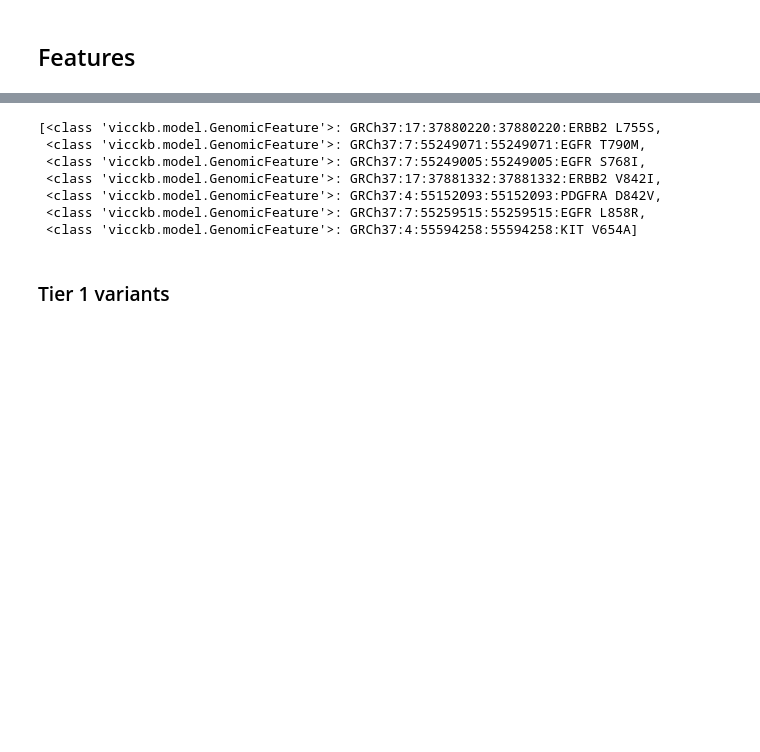
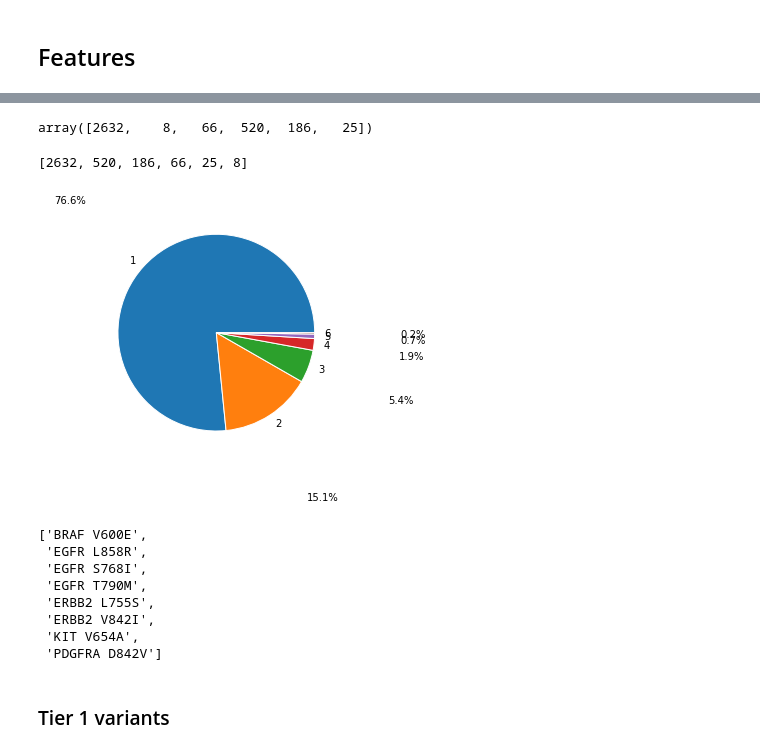
Before and after one commit to ahwagner/vicckb, a Jupyter notebook: figures.ipynb, the cells around one changed output, grey strips where cells are left out. Saved outputs shown, nothing was run; the diff lists cells and outputs as text; code cells hidden in the pictures; blank space fills up the shorter version.

```diff
--- a/figures.ipynb
+++ b/figures.ipynb
@@ -437,14 +478,46 @@ x = core_vdb.element_by_source_stats('features')
+# %%
+f_sets = core_vdb.get_element_by_source('features')
+# all_features = set.update()
+count = Counter()
+for s in f_sets.values():
+    count.update(s)
+# %%
+count_of_counts = Counter()
+count_of_counts.update(count.values())
+# %%
+np.asarray(list(count_of_counts.values()))
+# %% [output]
+array([2632,    8,   66,  520,  186,   25])
+# %%
+labels = sorted(count_of_counts.keys())
+values = [count_of_counts[x] for x in labels]
+values
+# %% [output]
+[2632, 520, 186, 66, 25, 8]
+# %%
+fig1, ax1 = plt.subplots()
+
+pie, _, _ = ax1.pie(values, radius=1,
+        labels=labels, autopct='%1.1f%%', pctdistance=2)
+ax1.axis('equal')
+plt.setp(pie, edgecolor='white')
+
+# plt.savefig(str(FIGPATH / 'misc_figures' / 'feature_overlap.pdf'))
+plt.show()
+# %% [output]
+[figure, added]
 # %%
 ubiquitous_features = list(x['ubiquitous'])
-ubiquitous_features
+sorted([x.name for x in ubiquitous_features])
 # %% [output]
-[<class 'vicckb.model.GenomicFeature'>: GRCh37:17:37880220:37880220:ERBB2 L755S,
- <class 'vicckb.model.GenomicFeature'>: GRCh37:7:55249071:55249071:EGFR T790M,
- <class 'vicckb.model.GenomicFeature'>: GRCh37:7:55249005:55249005:EGFR S768I,
- <class 'vicckb.model.GenomicFeature'>: GRCh37:17:37881332:37881332:ERBB2 V842I,
- <class 'vicckb.model.GenomicFeature'>: GRCh37:4:55152093:55152093:PDGFRA D842V,
- <class 'vicckb.model.GenomicFeature'>: GRCh37:7:55259515:55259515:EGFR L858R,
- <class 'vicckb.model.GenomicFeature'>: GRCh37:4:55594258:55594258:KIT V654A]
+['BRAF V600E',
+ 'EGFR L858R',
+ 'EGFR S768I',
+ 'EGFR T790M',
+ 'ERBB2 L755S',
+ 'ERBB2 V842I',
+ 'KIT V654A',
+ 'PDGFRA D842V']
 # %% [markdown]
 ### Tier 1 variants
 # %%
```
Also changed, not shown: parts of 68 cells of this notebook.
